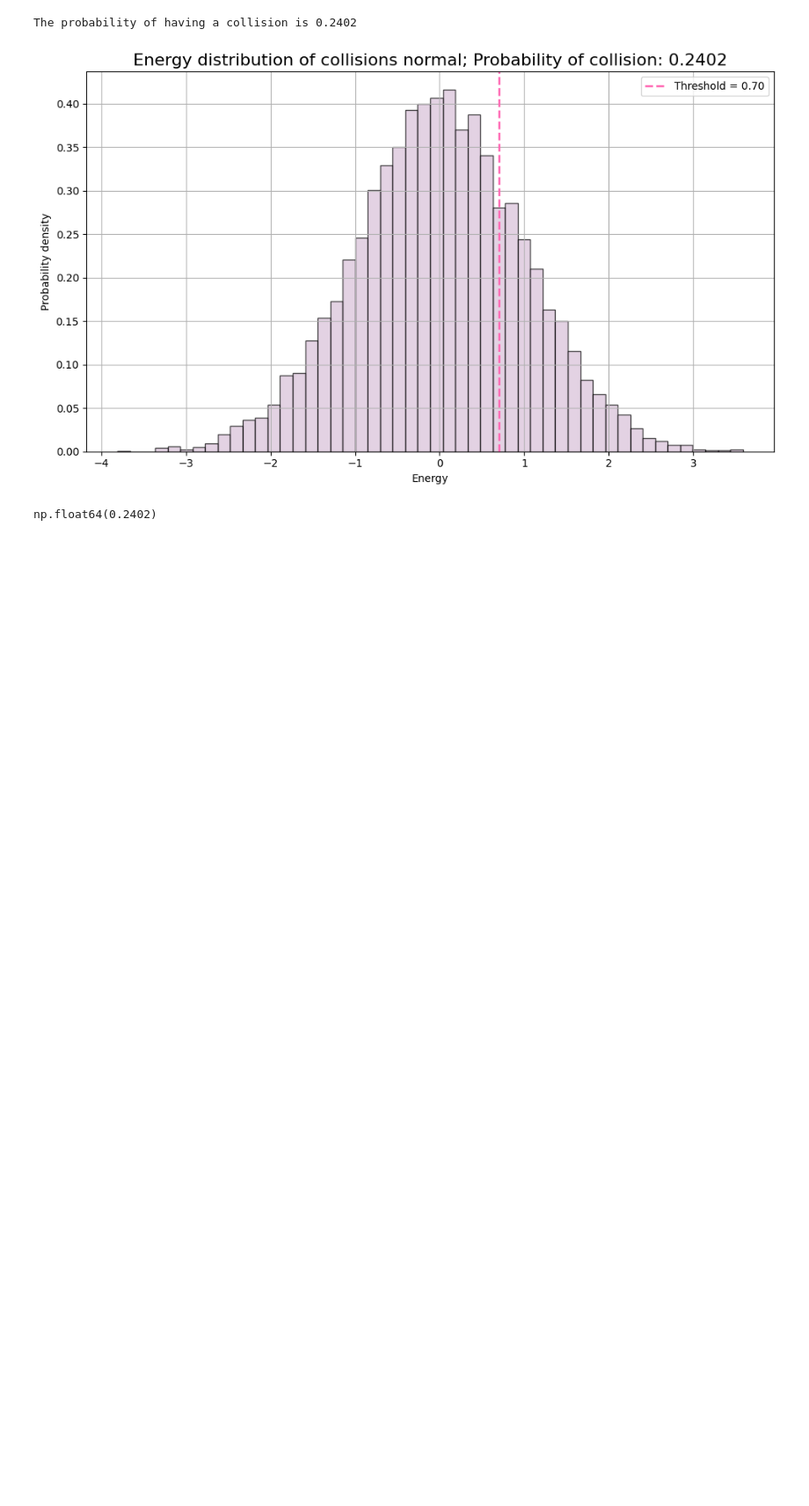
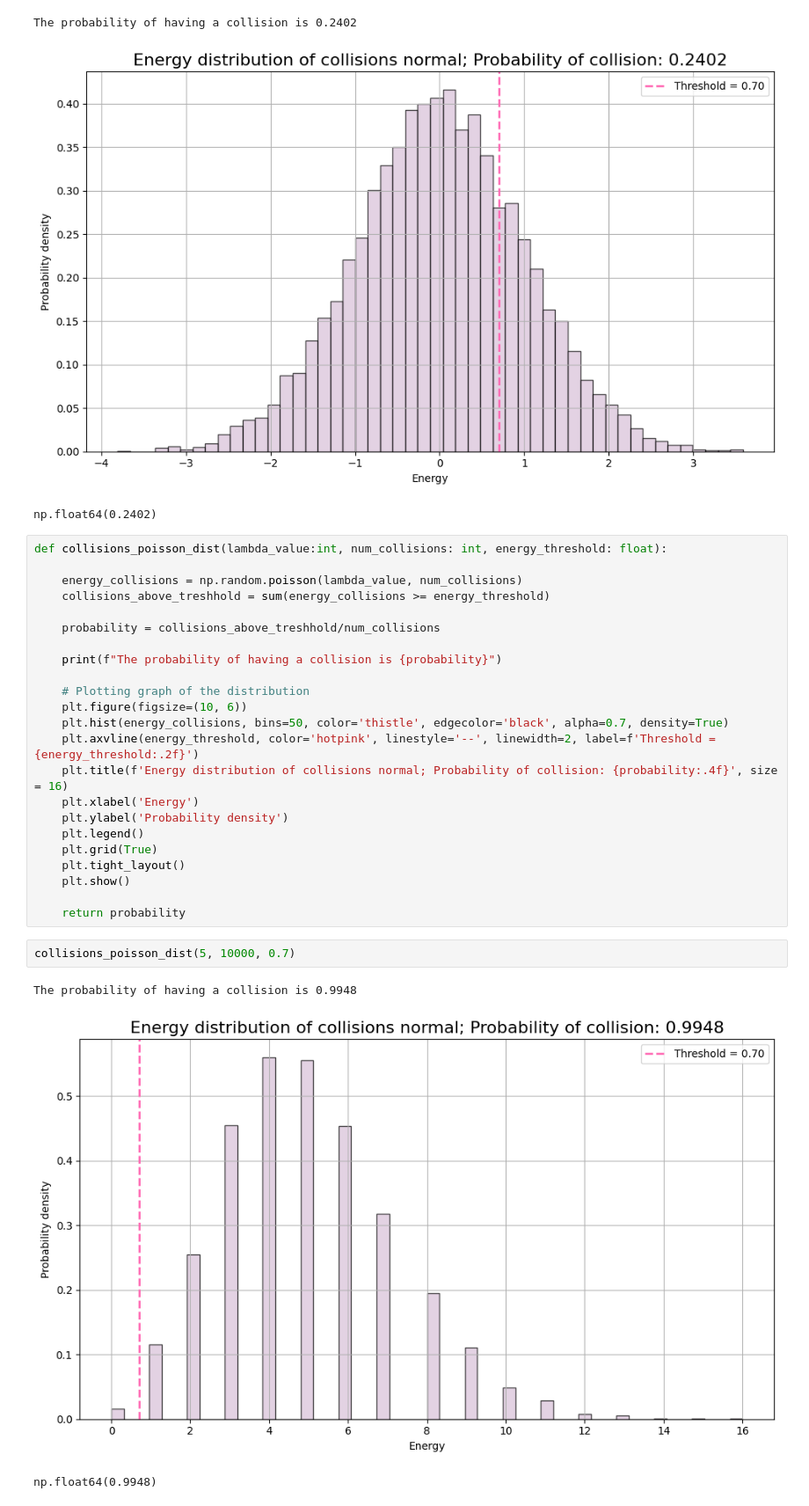
Before and after one commit to clarice-m04/modellinglab, a Jupyter notebook: Assignment1.ipynb, the cells around one changed output. Shown at 88% size. Saved outputs shown, nothing was run; the diff lists cells and outputs as text; blank space fills up the shorter version.

Commit message:
Add Poisson diatribution

```diff
--- a/Assignment1.ipynb
+++ b/Assignment1.ipynb
@@ -415,3 +415,32 @@ collisions_normal_dist(10000, 0.7)
 The probability of having a collision is 0.2402
 [figure]
 np.float64(0.2402)
+# %%
+def collisions_poisson_dist(lambda_value:int, num_collisions: int, energy_threshold: float):
+
+    energy_collisions = np.random.poisson(lambda_value, num_collisions)
+    collisions_above_treshhold = sum(energy_collisions >= energy_threshold)
+
+    probability = collisions_above_treshhold/num_collisions
+
+    print(f"The probability of having a collision is {probability}")
+
+    # Plotting graph of the distribution
+    plt.figure(figsize=(10, 6))
+    plt.hist(energy_collisions, bins=50, color='thistle', edgecolor='black', alpha=0.7, density=True)
+    plt.axvline(energy_threshold, color='hotpink', linestyle='--', linewidth=2, label=f'Threshold = {energy_threshold:.2f}')
+    plt.title(f'Energy distribution of collisions normal; Probability of collision: {probability:.4f}', size = 16)
+    plt.xlabel('Energy')
+    plt.ylabel('Probability density')
+    plt.legend()
+    plt.grid(True)
+    plt.tight_layout()
+    plt.show()
+
+    return probability
+# %%
+collisions_poisson_dist(5, 10000, 0.7)
+# %% [output]
+The probability of having a collision is 0.9948
+[figure, added]
+np.float64(0.9948)
```
Also changed, not shown: parts of 1 cell of this notebook.
